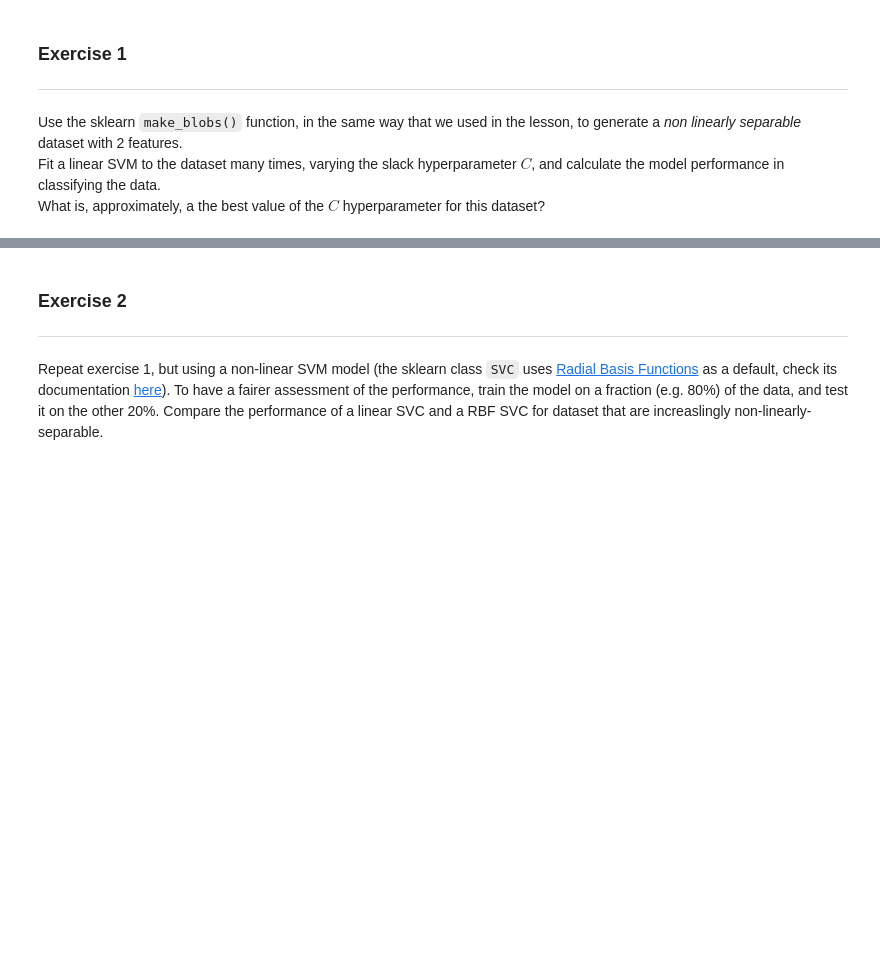
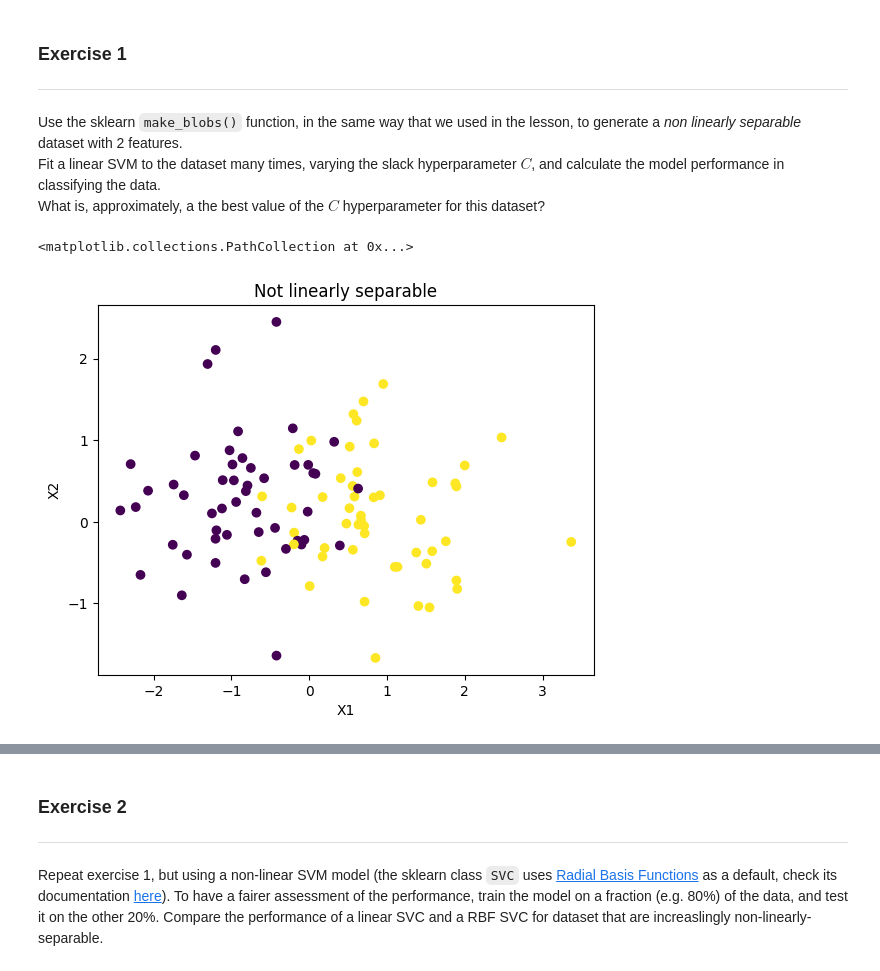
Before and after one commit to xamweil/population-methods, a Jupyter notebook: 02-SVM-decoding/exercises.ipynb, the cells around one changed output, grey strips where cells are left out. Cells and saved outputs as stored; diff of their text form; code cells hidden in the pictures; blank space fills up the shorter version.

```diff
--- a/02-SVM-decoding/exercises.ipynb
+++ b/02-SVM-decoding/exercises.ipynb
@@ -8,0 +17,12 @@ What is, approximately, a the best value of the $C$ hyperparameter for this data
+# %%
+
+X_nsep, y_nsep = make_blobs(n_samples=100, n_features=2, centers=[[-1, 0], [1, 0]], cluster_std=.8)
+# %%
+
+plt.title('Not linearly separable')
+plt.xlabel('X1')
+plt.ylabel('X2')
+plt.scatter(X_nsep[:, 0], X_nsep[:, 1], c=y_nsep)
+# %% [output]
+<matplotlib.collections.PathCollection at 0x...>
+[figure, added]
```
Also changed, not shown: parts of 5 cells of this notebook.
